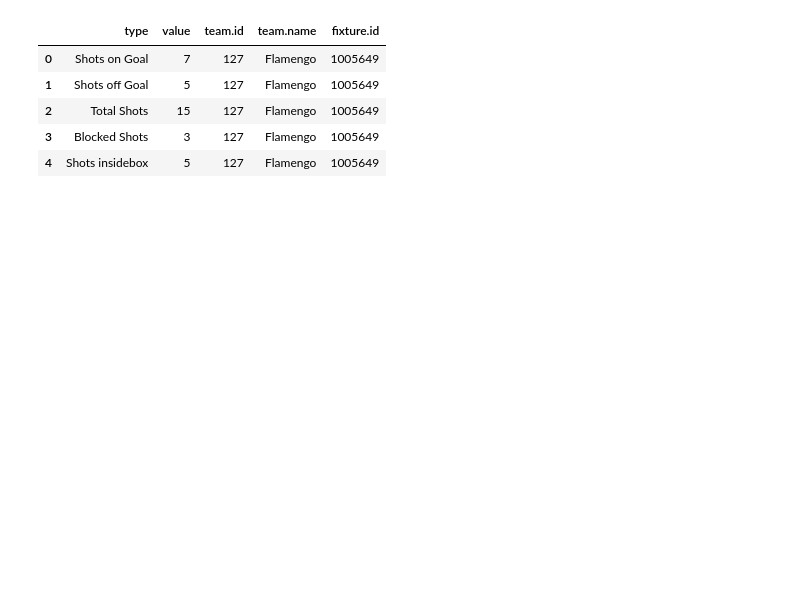
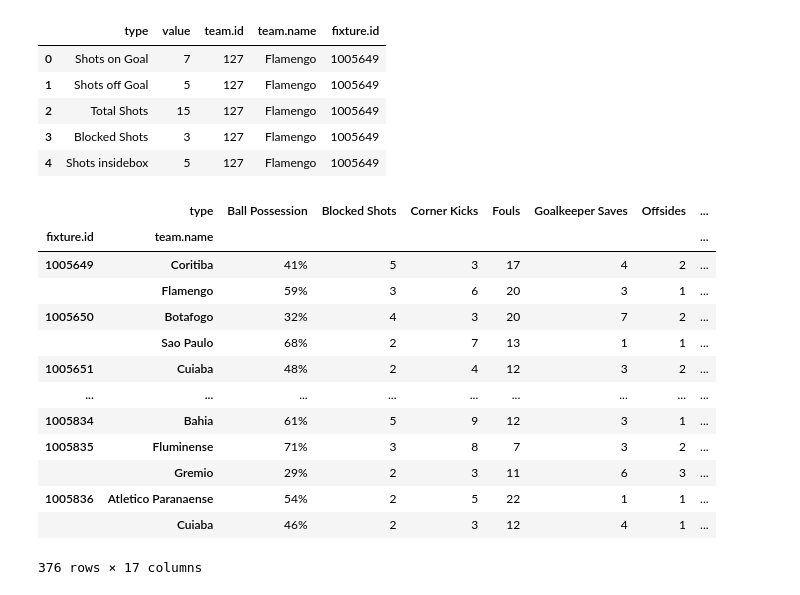
Before and after one commit to raphaelrocha22/Projeto_Sports_Infnet, a Jupyter notebook: 2-Analise_Dados.ipynb, the cells around one changed output. Drawn from its saved outputs; the diff is of its cells as text; code cells hidden in the pictures; blank space fills up the shorter version.

Commit message:
add view wide

```diff
--- a/2-Analise_Dados.ipynb
+++ b/2-Analise_Dados.ipynb
@@ -2,6 +2,9 @@
 #!pip install -r requirements.txt
 # %%
 import pandas as pd
+# %%
+#Exibir totas as colunas no pandas
+pd.set_option('display.max_columns', None)
 # %%
 df_partidas = pd.read_parquet('data/raw/brasileirao_2023/partidas/')
 # %%
@@ -25,3 +27,22 @@ df_partidas_stats.head()
 | 2 | Total Shots | 15 | 127 | Flamengo | 1005649 |
 | 3 | Blocked Shots | 3 | 127 | Flamengo | 1005649 |
 | 4 | Shots insidebox | 5 | 127 | Flamengo | 1005649 |
+# %%
+df_wide = pd.pivot(df_partidas_stats, index=['fixture.id', 'team.name'], columns='type', values='value')
+# %%
+df_wide
+# %% [output]
+|  | type | Ball Possession | Blocked Shots | Corner Kicks | Fouls | Goalkeeper Saves | Offsides | ... |
+| fixture.id | team.name |  |  |  |  |  |  | ... |
+| 1005649 | Coritiba | 41% | 5 | 3 | 17 | 4 | 2 | ... |
+|  | Flamengo | 59% | 3 | 6 | 20 | 3 | 1 | ... |
+| 1005650 | Botafogo | 32% | 4 | 3 | 20 | 7 | 2 | ... |
+|  | Sao Paulo | 68% | 2 | 7 | 13 | 1 | 1 | ... |
+| 1005651 | Cuiaba | 48% | 2 | 4 | 12 | 3 | 2 | ... |
+| ... | ... | ... | ... | ... | ... | ... | ... | ... |
+| 1005834 | Bahia | 61% | 5 | 9 | 12 | 3 | 1 | ... |
+| 1005835 | Fluminense | 71% | 3 | 8 | 7 | 3 | 2 | ... |
+|  | Gremio | 29% | 2 | 3 | 11 | 6 | 3 | ... |
+| 1005836 | Atletico Paranaense | 54% | 2 | 5 | 22 | 1 | 1 | ... |
+|  | Cuiaba | 46% | 2 | 3 | 12 | 4 | 1 | ... |
+376 rows × 17 columns
```
Also changed, not shown: parts of 2 cells of this notebook.
